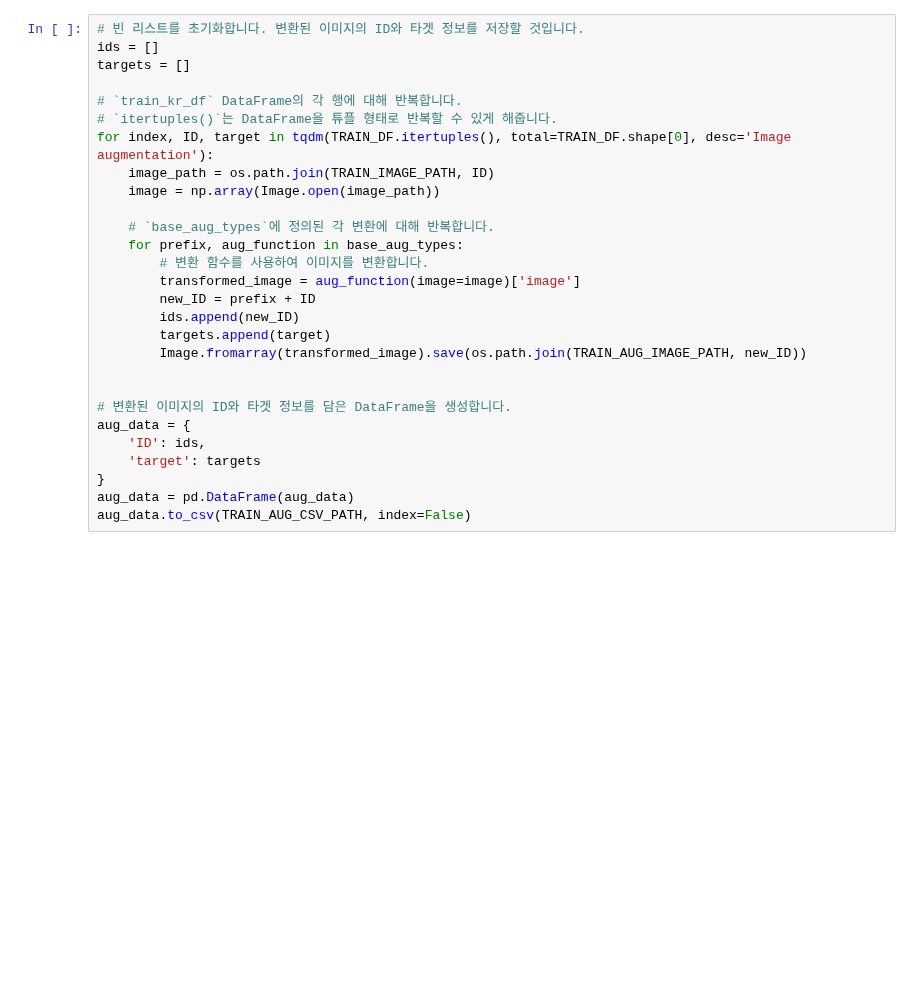
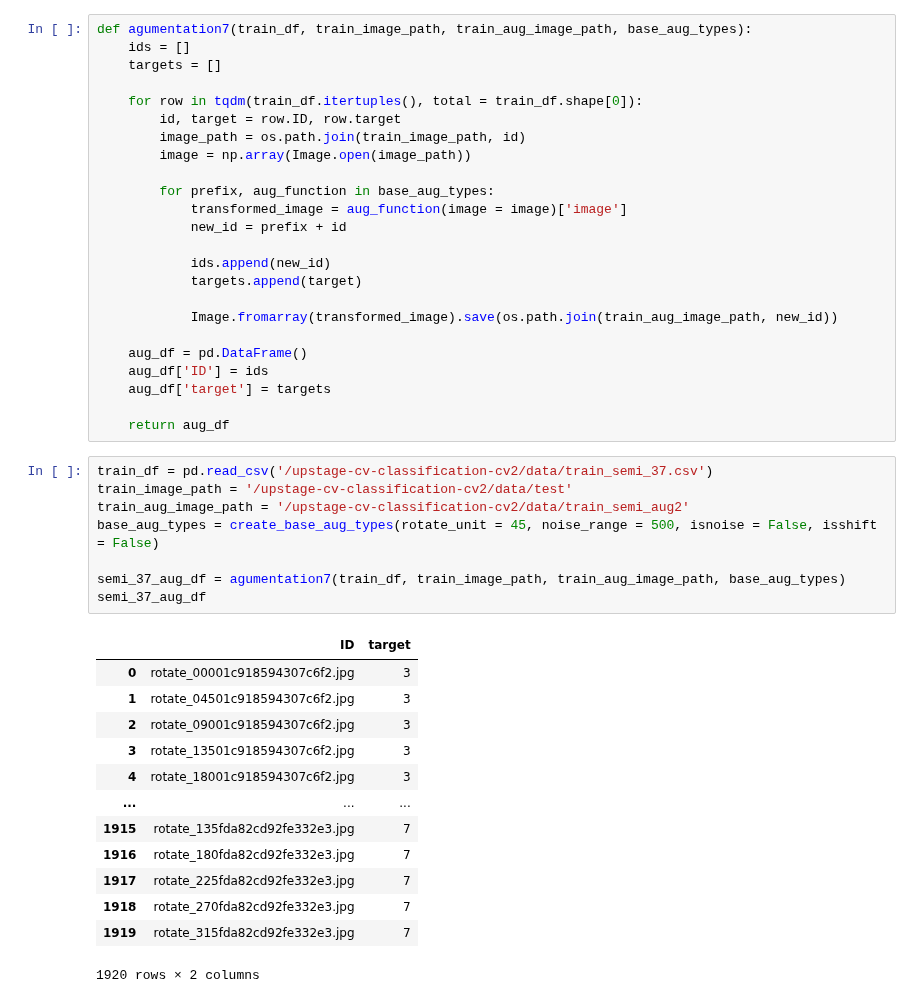
Before and after one commit to UpstageAILab3/upstage-cv-classification-cv2-pub, a Jupyter notebook: agumentation7.ipynb, the cells around one changed output. Saved outputs shown, nothing was run; the diff lists cells and outputs as text; blank space fills up the shorter version.

```diff
--- a/agumentation7.ipynb
+++ b/agumentation7.ipynb
@@ -80,28 +77,46 @@ base_aug_types = [
 # %%
-# 빈 리스트를 초기화합니다. 변환된 이미지의 ID와 타겟 정보를 저장할 것입니다.
-ids = []
-targets = []
+def agumentation7(train_df, train_image_path, train_aug_image_path, base_aug_types):
+    ids = []
+    targets = []
 
-# `train_kr_df` DataFrame의 각 행에 대해 반복합니다.
-# `itertuples()`는 DataFrame을 튜플 형태로 반복할 수 있게 해줍니다.
-for index, ID, target in tqdm(TRAIN_DF.itertuples(), total=TRAIN_DF.shape[0], desc='Image augmentation'):
-    image_path = os.path.join(TRAIN_IMAGE_PATH, ID)
-    image = np.array(Image.open(image_path))
+    for row in tqdm(train_df.itertuples(), total = train_df.shape[0]):
+        id, target = row.ID, row.target
+        image_path = os.path.join(train_image_path, id)
+        image = np.array(Image.open(image_path))
 
-    # `base_aug_types`에 정의된 각 변환에 대해 반복합니다.
-    for prefix, aug_function in base_aug_types:
-        # 변환 함수를 사용하여 이미지를 변환합니다.
-        transformed_image = aug_function(image=image)['image']
-        new_ID = prefix + ID
-        ids.append(new_ID)
-        targets.append(target)
-        Image.fromarray(transformed_image).save(os.path.join(TRAIN_AUG_IMAGE_PATH, new_ID))
+        for prefix, aug_function in base_aug_types:
+            transformed_image = aug_function(image = image)['image']
+            new_id = prefix + id
 
+            ids.append(new_id)
+            targets.append(target)
 
-# 변환된 이미지의 ID와 타겟 정보를 담은 DataFrame을 생성합니다.
-aug_data = {
-    'ID': ids,
-    'target': targets
-}
-aug_data = pd.DataFrame(aug_data)
-aug_data.to_csv(TRAIN_AUG_CSV_PATH, index=False)
+            Image.fromarray(transformed_image).save(os.path.join(train_aug_image_path, new_id))
+
+    aug_df = pd.DataFrame()
+    aug_df['ID'] = ids
+    aug_df['target'] = targets
+
+    return aug_df
+# %%
+train_df = pd.read_csv('/upstage-cv-classification-cv2/data/train_semi_37.csv')
+train_image_path = '/upstage-cv-classification-cv2/data/test'
+train_aug_image_path = '/upstage-cv-classification-cv2/data/train_semi_aug2'
+base_aug_types = create_base_aug_types(rotate_unit = 45, noise_range = 500, isnoise = False, isshift = False)
+
+semi_37_aug_df = agumentation7(train_df, train_image_path, train_aug_image_path, base_aug_types)
+semi_37_aug_df
+# %% [output]
+|  | ID | target |
+| 0 | rotate_00001c918594307c6f2.jpg | 3 |
+| 1 | rotate_04501c918594307c6f2.jpg | 3 |
+| 2 | rotate_09001c918594307c6f2.jpg | 3 |
+| 3 | rotate_13501c918594307c6f2.jpg | 3 |
+| 4 | rotate_18001c918594307c6f2.jpg | 3 |
+| ... | ... | ... |
+| 1915 | rotate_135fda82cd92fe332e3.jpg | 7 |
+| 1916 | rotate_180fda82cd92fe332e3.jpg | 7 |
+| 1917 | rotate_225fda82cd92fe332e3.jpg | 7 |
+| 1918 | rotate_270fda82cd92fe332e3.jpg | 7 |
+| 1919 | rotate_315fda82cd92fe332e3.jpg | 7 |
+1920 rows × 2 columns
```
Also changed, not shown: parts of 7 cells of this notebook, 4 other files.
